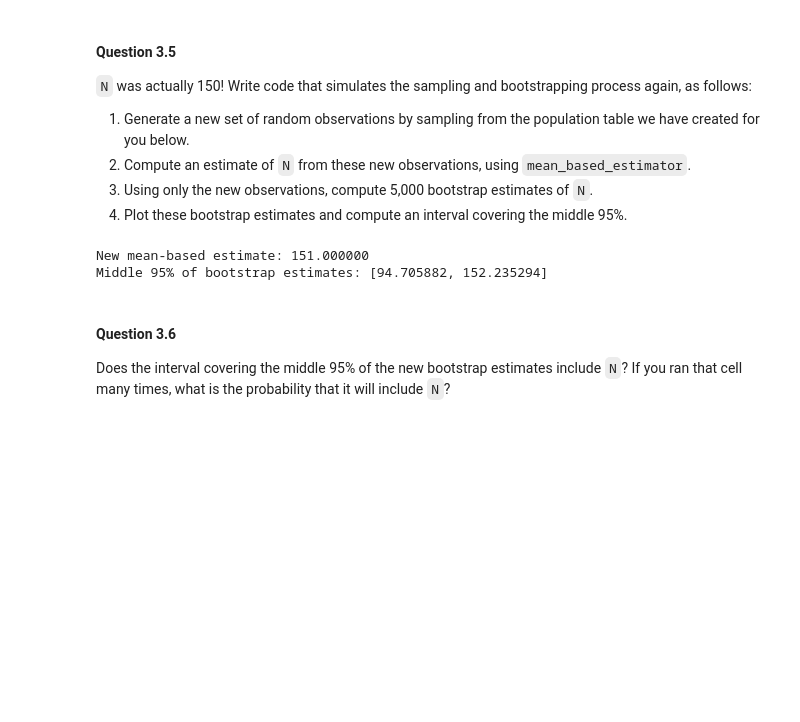
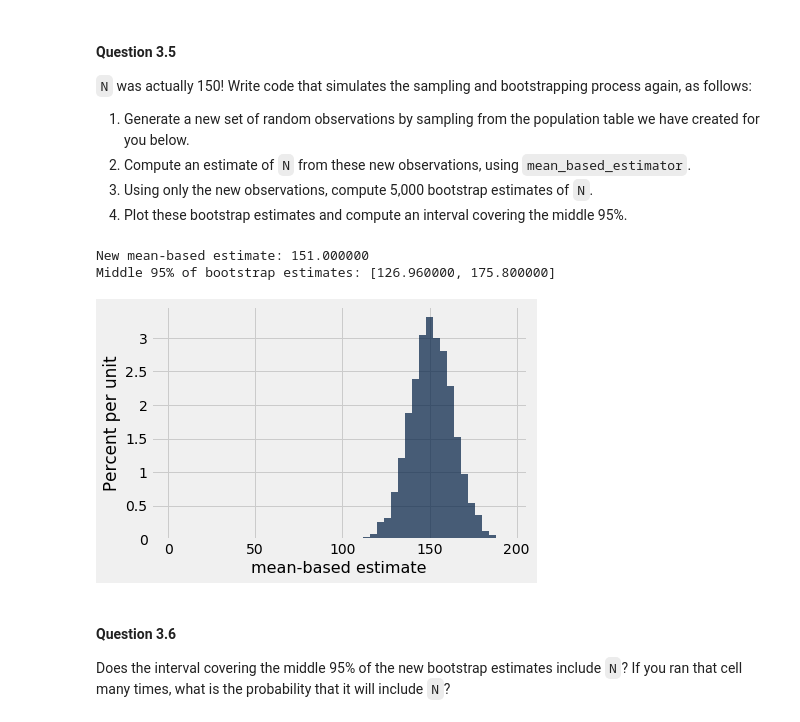
Before and after one commit to EB458/Bonner_Math377, a Jupyter notebook: 2Lab05.ipynb, the cells around one changed output. Drawn from its saved outputs; the diff is of its cells as text; code cells hidden in the pictures; blank space fills up the shorter version.

```diff
--- a/2Lab05.ipynb
+++ b/2Lab05.ipynb
@@ -359,17 +359,19 @@ Check your solutions with someone on the edX discussion forums
 # %%
 population = Table().with_column("serial number", np.arange(1, 150+1))
 
 new_observations = population
 new_mean_based_estimate = mean_based_estimator(population.column(0))
-new_bootstrap_estimates = simulate_estimates(new_observations.column("serial number"), 50,mean_based_estimator,5000 )
+new_bootstrap_estimates = simulate_estimates(new_observations, 50,mean_based_estimator,5000 )
 new_left_end = percentile(2.5,new_bootstrap_estimates)
 new_right_end = percentile(97.5, new_bootstrap_estimates)
 
 print("New mean-based estimate: {:f}".format(new_mean_based_estimate))
 print("Middle 95% of bootstrap estimates: [{:f}, {:f}]".format(new_left_end, new_right_end))
+Table().with_column("mean-based estimate", new_bootstrap_estimates).hist(bins=np.arange(0, 200, 4))
 # %% [output]
 New mean-based estimate: 151.000000
-Middle 95% of bootstrap estimates: [94.705882, 152.235294]
+Middle 95% of bootstrap estimates: [126.960000, 175.800000]
+[figure, added]
 # %% [markdown]
 #### Question 3.6
 Does the interval covering the middle 95% of the new bootstrap estimates include `N`?  If you ran that cell many times, what is the probability that it will include `N`?
```
Also changed, not shown: parts of 3 cells of this notebook.
